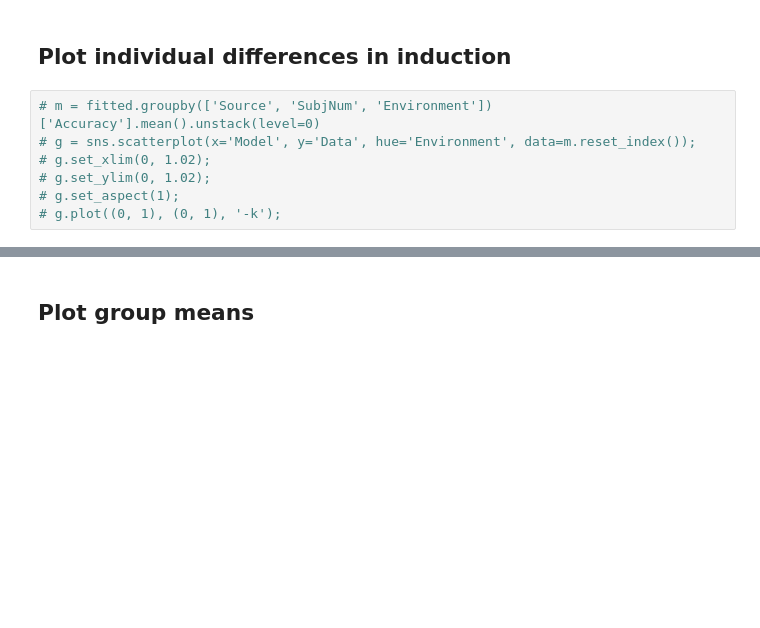
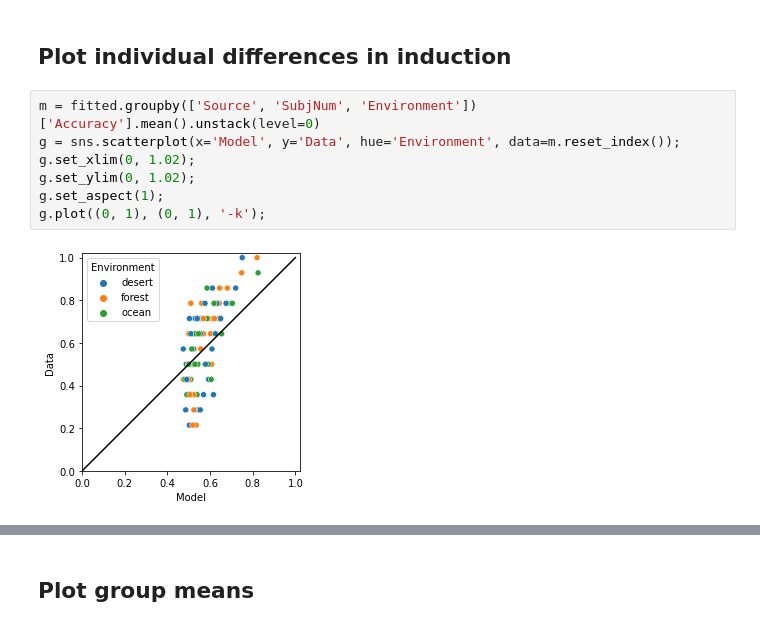
Before and after one commit to prestonlab/tesser_successor, a Jupyter notebook: fitting_SR.ipynb, the cells around one changed output, grey strips where cells are left out. Saved outputs shown, nothing was run; the diff lists cells and outputs as text; blank space fills up the shorter version.

```diff
--- a/fitting_SR.ipynb
+++ b/fitting_SR.ipynb
@@ -105,10 +96,12 @@ fitted
 # %% [markdown]
 ## Plot individual differences in induction
 # %%
-# m = fitted.groupby(['Source', 'SubjNum', 'Environment'])['Accuracy'].mean().unstack(level=0)
-# g = sns.scatterplot(x='Model', y='Data', hue='Environment', data=m.reset_index());
-# g.set_xlim(0, 1.02);
-# g.set_ylim(0, 1.02);
-# g.set_aspect(1);
-# g.plot((0, 1), (0, 1), '-k');
+m = fitted.groupby(['Source', 'SubjNum', 'Environment'])['Accuracy'].mean().unstack(level=0)
+g = sns.scatterplot(x='Model', y='Data', hue='Environment', data=m.reset_index());
+g.set_xlim(0, 1.02);
+g.set_ylim(0, 1.02);
+g.set_aspect(1);
+g.plot((0, 1), (0, 1), '-k');
+# %% [output]
+[figure, added]
 # %%
```
Also changed, not shown: parts of 11 cells of this notebook, 4 other files.
